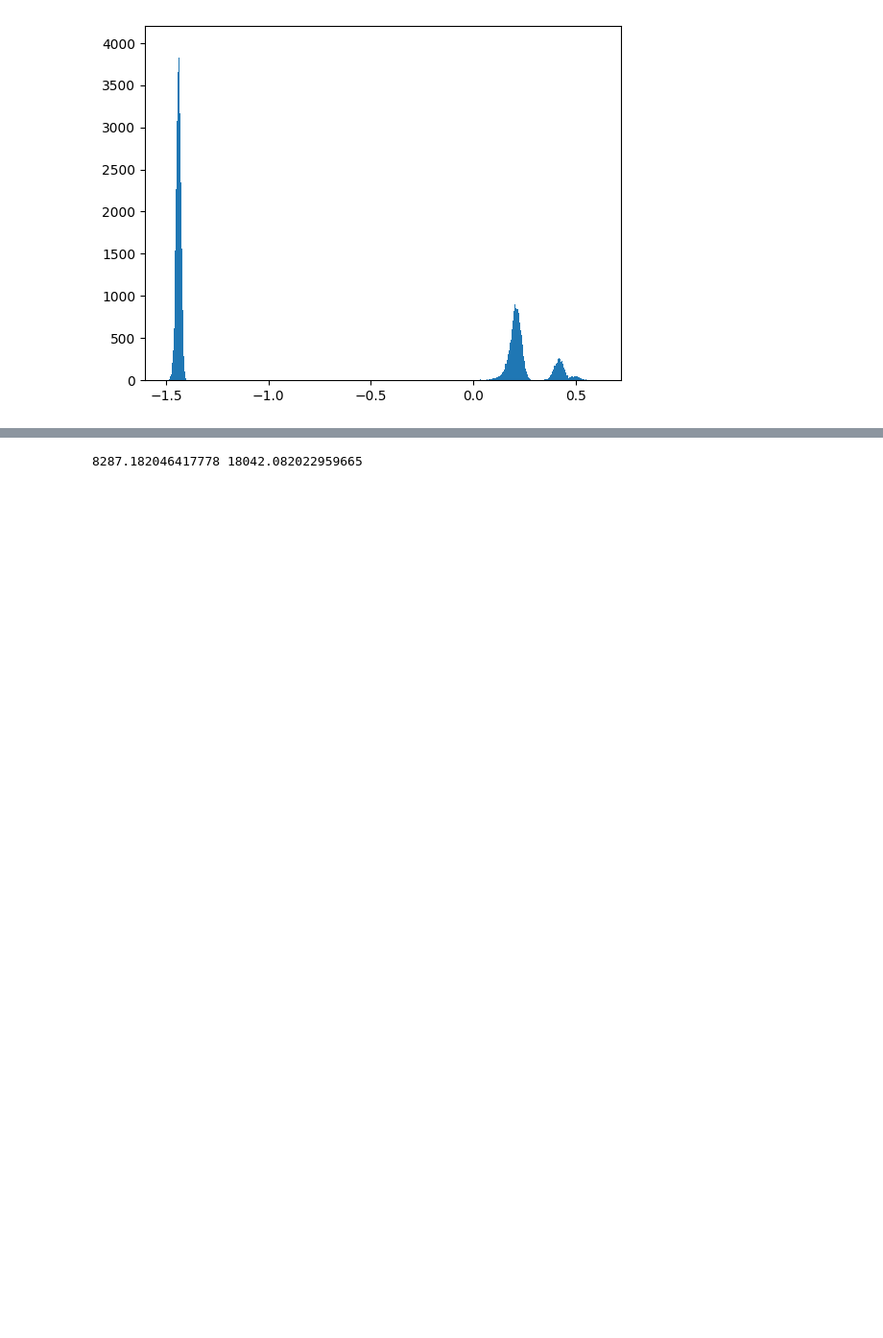
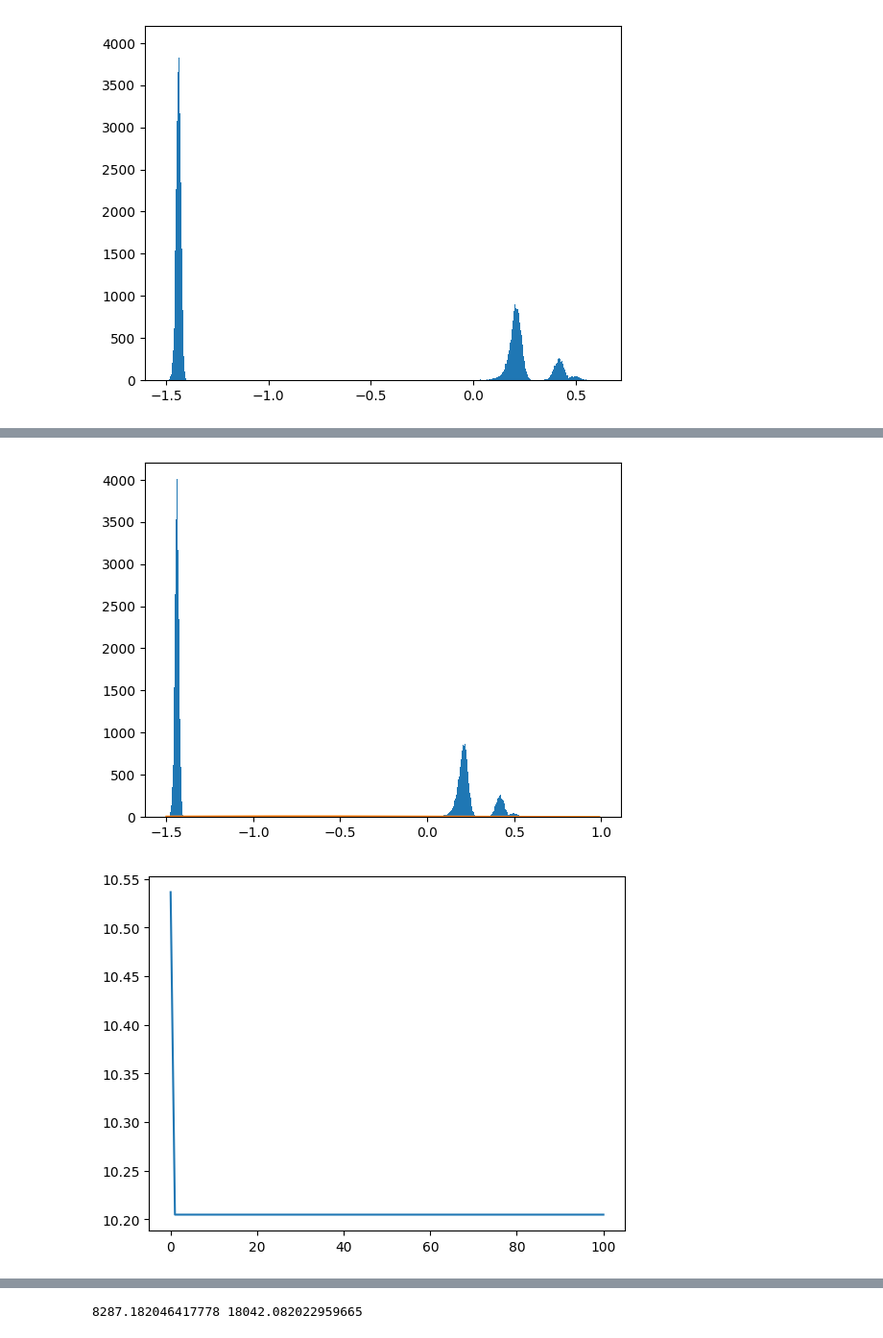
Before and after one commit to polyquantique/Photon-Number-Classification, a Jupyter notebook: src/Metrics_SNSPD.ipynb, the cells around one changed output, grey strips where cells are left out. Shown at 96% size. Saved outputs shown, nothing was run; the diff lists cells and outputs as text; code cells hidden in the pictures; blank space fills up the shorter version.

```diff
--- a/src/Metrics_SNSPD.ipynb
+++ b/src/Metrics_SNSPD.ipynb
@@ -89,0 +103,10 @@ uni.fit(X_train)
+# %%
+from AutoencoderAPI.utils.clustering.customMultiGaussianMixture import MGMM_1D
+
+uni = MGMM_1D(mean_init = [-1.5, 0, 0.5],
+              n_cluster = 1,
+              n_step = 100)
+uni.fit(X_train)
+# %% [output]
+[figure, added]
+[figure, added]
```
Also changed, not shown: parts of 4 cells of this notebook, 4 other files.
